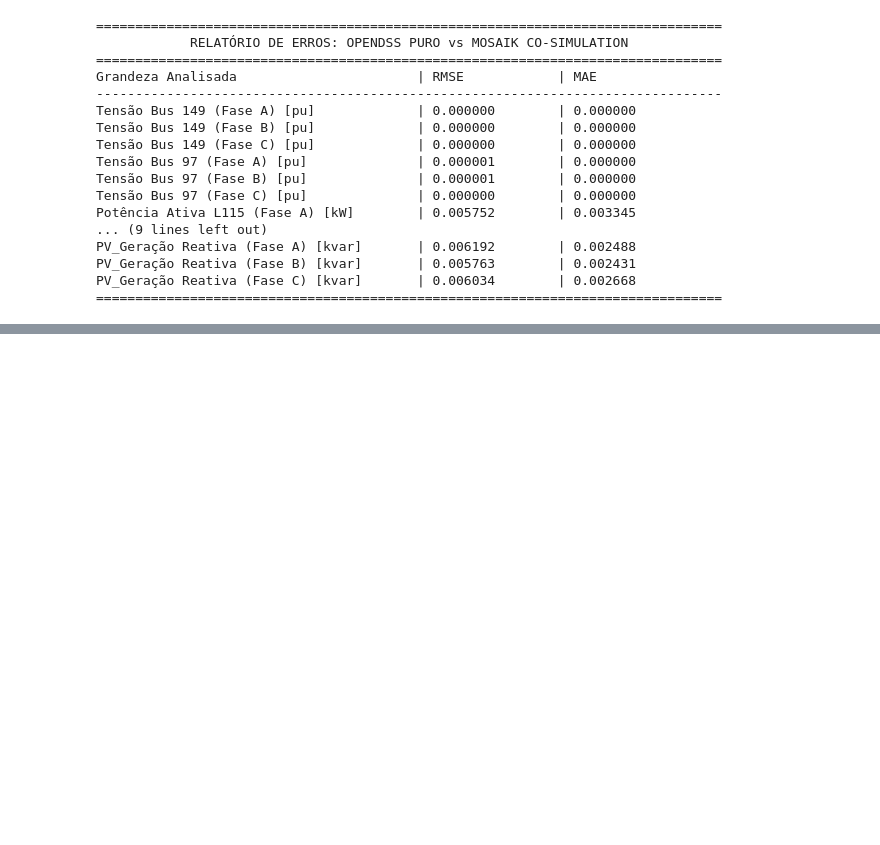
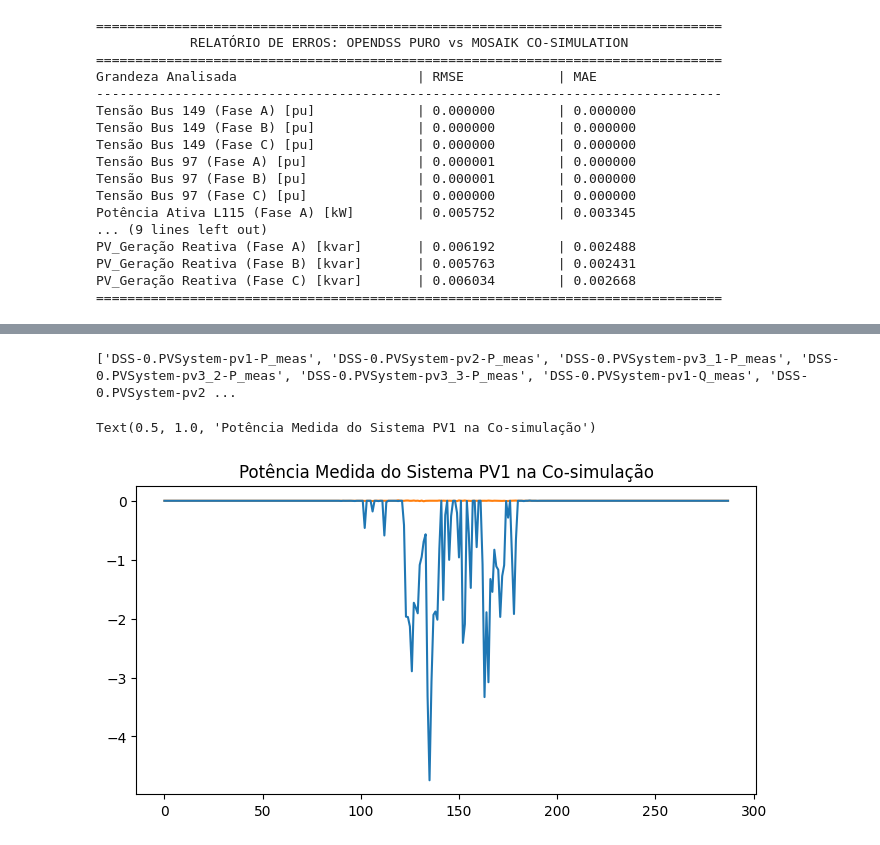
Before and after one commit to grei-ufc/tsre-der-opentes, a Jupyter notebook: src/notebooks/comparacao_123bus.ipynb, the cells around one changed output, grey strips where cells are left out. Saved outputs shown, nothing was run; the diff lists cells and outputs as text; code cells hidden in the pictures; blank space fills up the shorter version.

```diff
--- a/src/notebooks/comparacao_123bus.ipynb
+++ b/src/notebooks/comparacao_123bus.ipynb
@@ -524,3 +526,7 @@ PV_Geração Reativa (Fase A) [kvar]       | 0.006192        | 0.002488
 PV_Geração Reativa (Fase B) [kvar]       | 0.005763        | 0.002431
 PV_Geração Reativa (Fase C) [kvar]       | 0.006034        | 0.002668
 ================================================================================
+# %%
+df_cosim_pv_2 = pd.read_csv(BASE_DIR / 'output' / 'result_run_ieee123_cosim_smart_pv_5min_2.csv')
+
+df_cosim_pv_2.columns
@@ -526,0 +551,16 @@ PV_Geração Reativa (Fase C) [kvar]       | 0.006034        | 0.002668
+# %%
+print([a for a in df_cosim_pv_2.columns if 'PVSystem' in a])
+# %% [output]
+['DSS-0.PVSystem-pv1-P_meas', 'DSS-0.PVSystem-pv2-P_meas', 'DSS-0.PVSystem-pv3_1-P_meas', 'DSS-0.PVSystem-pv3_2-P_meas', 'DSS-0.PVSystem-pv3_3-P_meas', 'DSS-0.PVSystem-pv1-Q_meas', 'DSS-0.PVSystem-pv2 ...
+# %%
+pv1_p = df_cosim_pv_2['DSS-0.PVSystem-pv3_3-Q_meas']
+pv1_q = df_cosim_pv_2['DSS-0.PVSystem-pv3_2-Q_meas']
+
+fig, ax = plt.subplots(figsize=(8,4))
+
+ax.plot(pv1_p, label='Potência Ativa Medida - PV1', color='tab:orange')
+ax.plot(pv1_q, label='Potência Reativa Medida - PV1', color='tab:blue', linestyle='-')
+ax.set_title('Potência Medida do Sistema PV1 na Co-simulação')
+# %% [output]
+Text(0.5, 1.0, 'Potência Medida do Sistema PV1 na Co-simulação')
+[figure, added]
```
Also changed, not shown: parts of 4 cells of this notebook, 6 other files.
